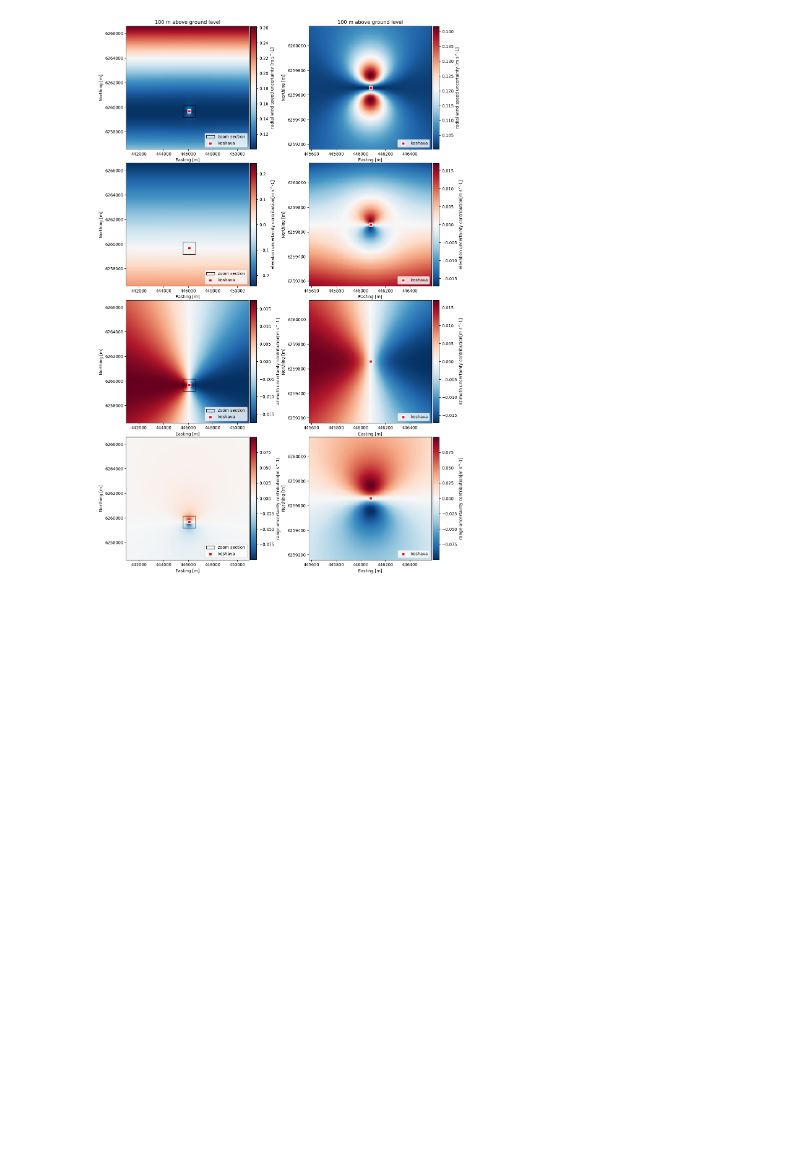
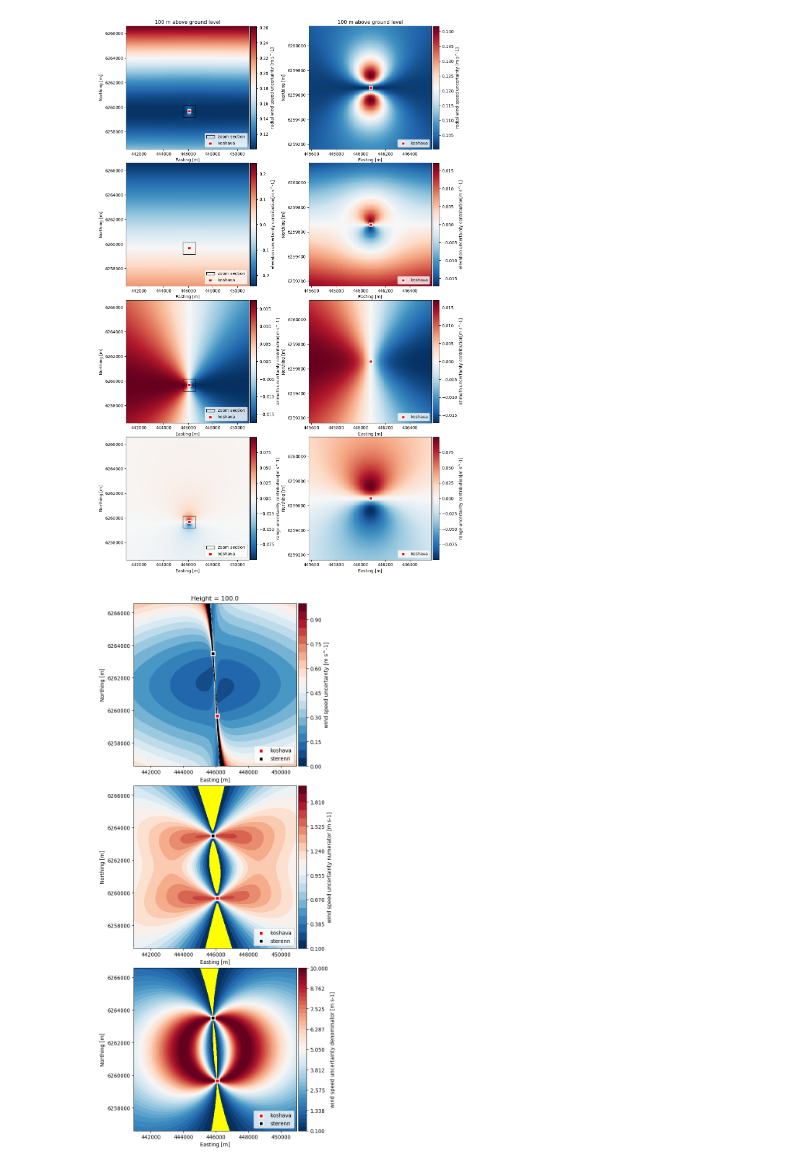
Before and after one commit to niva83/YADDUM, a Jupyter notebook: examples/example_1.ipynb, the cells around one changed output. Drawn from its saved outputs; the diff is of its cells as text; code cells hidden in the pictures; blank space fills up the shorter version.

```diff
--- a/examples/example_1.ipynb
+++ b/examples/example_1.ipynb
@@ -302,4 +302,94 @@ plt.show()
 #fig.savefig('./grid_plot.png', bbox_inches='tight')
 # %% [output]
 [figure]
+# %%
+xy_formatter = tic.ScalarFormatter(useOffset=False)
+width_px = height_px = 600 # resolution of plots
+MY_DPI = 96
+fig, axes = plt.subplots(nrows=3, figsize=(width_px/MY_DPI, 3*height_px/MY_DPI), dpi=MY_DPI)
+
+levels = np.linspace(0, 1, 21)
+cs = lidar_uncertainty.uncertainty.wind_speed_uncertainty.plot(ax=axes[0],
+                                                               cmap = plt.cm.RdBu_r,
+                                                               levels = levels,
+                                                               extend = 'neither',
+                                                               add_colorbar=False)
+
+cs.cmap.set_over('black')
+cbar = plt.colorbar(cs,orientation='vertical', fraction=0.047, pad=0.01,  ax=axes[0])
+cbar.set_label('wind speed uncertainty [m s^-1]', fontsize = 10)
+
+
+axes[0].scatter(lidar_uncertainty.instruments['koshava']['position'][0],
+           lidar_uncertainty.instruments['koshava']['position'][1],
+           marker='s', color='red',edgecolors='white', linewidth='2',
+           s=60,zorder=1000, label = "koshava")
+
+axes[0].scatter(lidar_uncertainty.instruments['sterenn']['position'][0],
+           lidar_uncertainty.instruments['sterenn']['position'][1],
+           marker='s', color='black', edgecolors='white', linewidth='2',
+           s=60,zorder=1000, label = "sterenn")
+axes[0].set_aspect(1.0)
+axes[0].legend(loc='lower right', fontsize=10)
+
+
+
+##
+levels = np.linspace(0.1, 2, 21)
+cs = lidar_uncertainty.uncertainty.numerator_of_wind_speed_uncertainty.plot(ax=axes[1],
+                                                                           cmap = plt.cm.RdBu_r,
+                                                                           levels = levels,
+                                                                           extend = 'neither',
+                                                                           add_colorbar=False)
+
+cs.cmap.set_over('black')
+cs.cmap.set_under('yellow')
+cbar = plt.colorbar(cs,orientation='vertical', fraction=0.047, pad=0.01,ax=axes[1])
+cbar.set_label('wind speed uncertainty numerator [m s-1]', fontsize = 10)
+axes[1].scatter(lidar_uncertainty.instruments['koshava']['position'][0],
+           lidar_uncertainty.instruments['koshava']['position'][1],
+           marker='s', color='red',edgecolors='white', linewidth='2',
+           s=60,zorder=1000, label = "koshava")
+
+axes[1].scatter(lidar_uncertainty.instruments['sterenn']['position'][0],
+           lidar_uncertainty.instruments['sterenn']['position'][1],
+           marker='s', color='black', edgecolors='white', linewidth='2',
+           s=60,zorder=1000, label = "sterenn")
+axes[1].set_aspect(1.0)
+axes[1].legend(loc='lower right', fontsize=10)
+axes[1].set_title('')
+
+
+
+###
+levels = np.linspace(0.1, 10, 41)
+cs = lidar_uncertainty.uncertainty.denominator_of_wind_speed_uncertainty.plot(ax=axes[2],cmap = plt.cm.RdBu_r, levels = levels,
+                                                                   extend = 'neither',
+                                                                   add_colorbar=False)
+axes[2].set_title('')
+cs.cmap.set_over('black')
+cs.cmap.set_under('yellow')
+cbar = plt.colorbar(cs,orientation='vertical', fraction=0.047, pad=0.01,ax=axes[2])
+cbar.set_label(r'wind speed uncertainty denominator [m s-1]', fontsize = 10)
+axes[2].scatter(lidar_uncertainty.instruments['koshava']['position'][0],
+           lidar_uncertainty.instruments['koshava']['position'][1],
+           marker='s', color='red',edgecolors='white', linewidth='2',
+           s=60,zorder=1000, label = "koshava")
+
+axes[2].scatter(lidar_uncertainty.instruments['sterenn']['position'][0],
+           lidar_uncertainty.instruments['sterenn']['position'][1],
+           marker='s', color='black', edgecolors='white', linewidth='2',
+           s=60,zorder=1000, label = "sterenn")
+axes[2].set_title('')
+axes[2].set_aspect(1.0)
+axes[2].legend(loc='lower right', fontsize=10)
+
+
+
+plt.subplots_adjust(wspace = 0, hspace = 0.12)
+plt.show()
+
+#fig.savefig('./something.png', bbox_inches='tight')
+# %% [output]
+[figure, added]
 # %%
```
Also changed, not shown: parts of 11 cells of this notebook, 3 other files.
